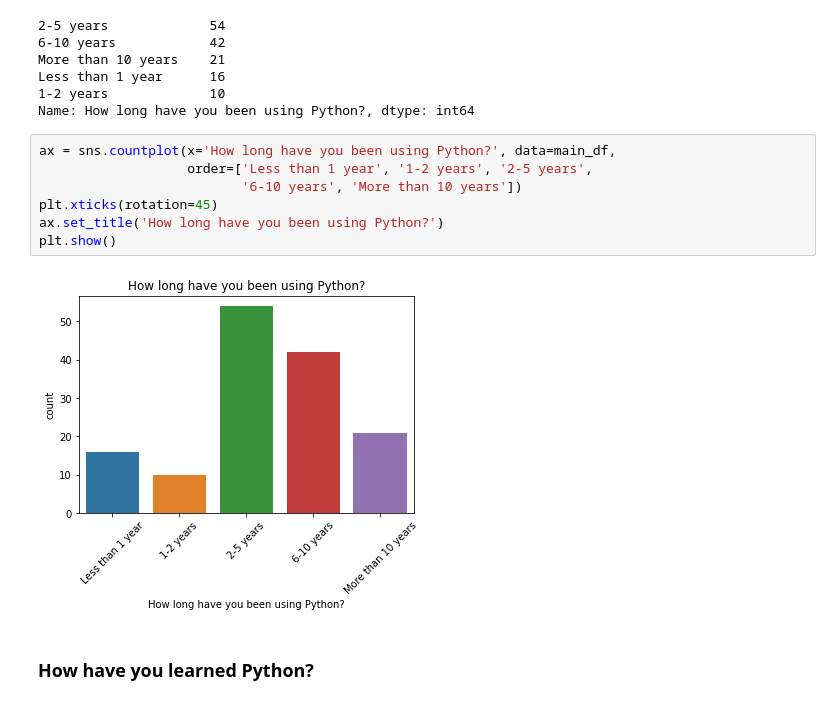
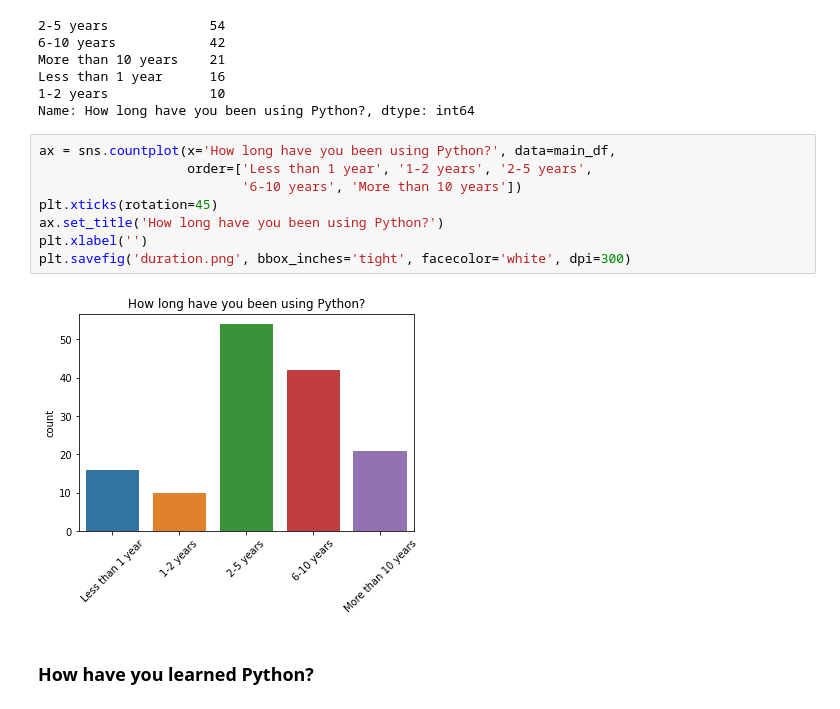
Before and after one commit to PyAOS/pyaos.github.io, a Jupyter notebook: census/census.ipynb, the cells around one changed output. Drawn from its saved outputs; the diff is of its cells as text.

Commit message:
Figures for slides

```diff
--- a/census/census.ipynb
+++ b/census/census.ipynb
@@ -224,12 +225,13 @@ Name: How long have you been using Python?, dtype: int64
 # %%
 ax = sns.countplot(x='How long have you been using Python?', data=main_df,
                    order=['Less than 1 year', '1-2 years', '2-5 years',
                           '6-10 years', 'More than 10 years'])
 plt.xticks(rotation=45)
 ax.set_title('How long have you been using Python?')
-plt.show()
+plt.xlabel('')
+plt.savefig('duration.png', bbox_inches='tight', facecolor='white', dpi=300)
 # %% [output]
-[figure, old version]
+[figure, new version]
 # %% [markdown]
 ### How have you learned Python?
 # %%
```
Also changed, not shown: parts of 10 cells of this notebook.
